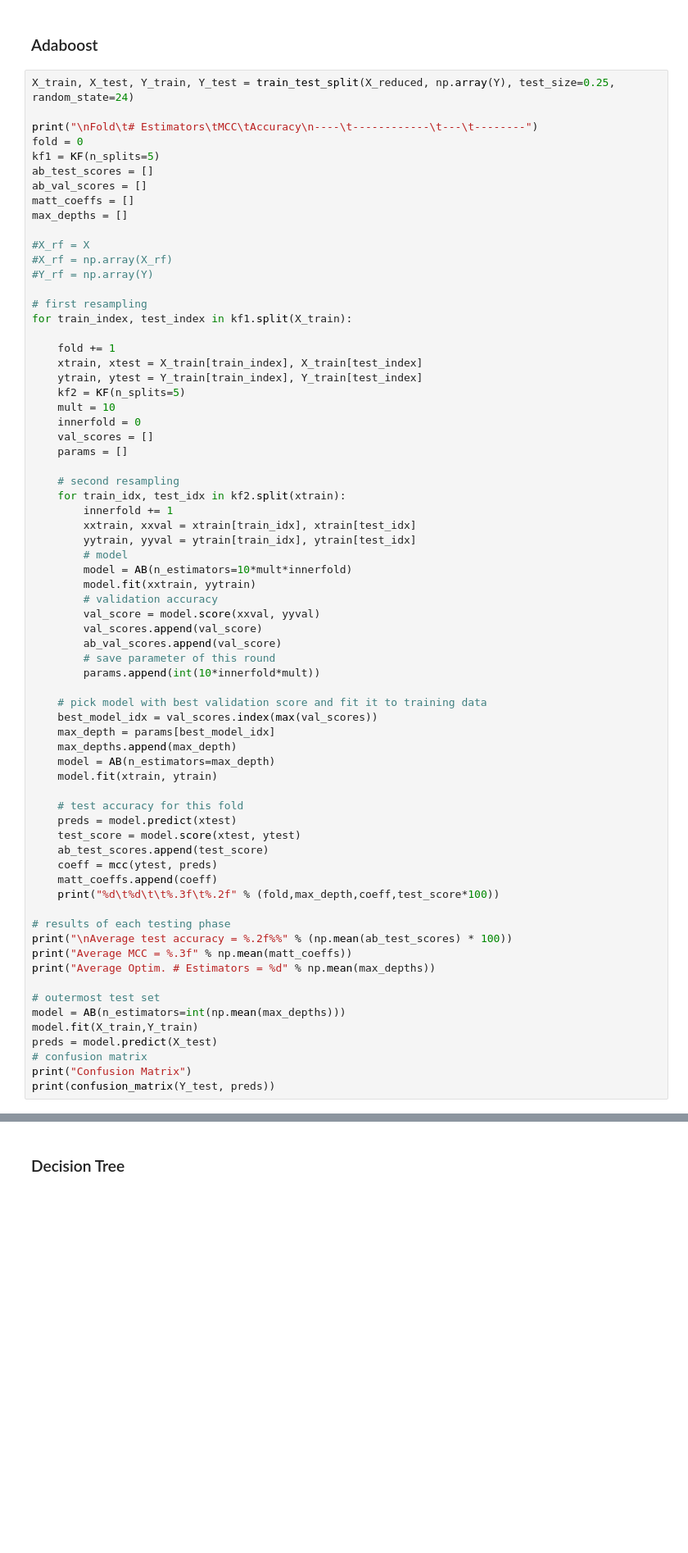
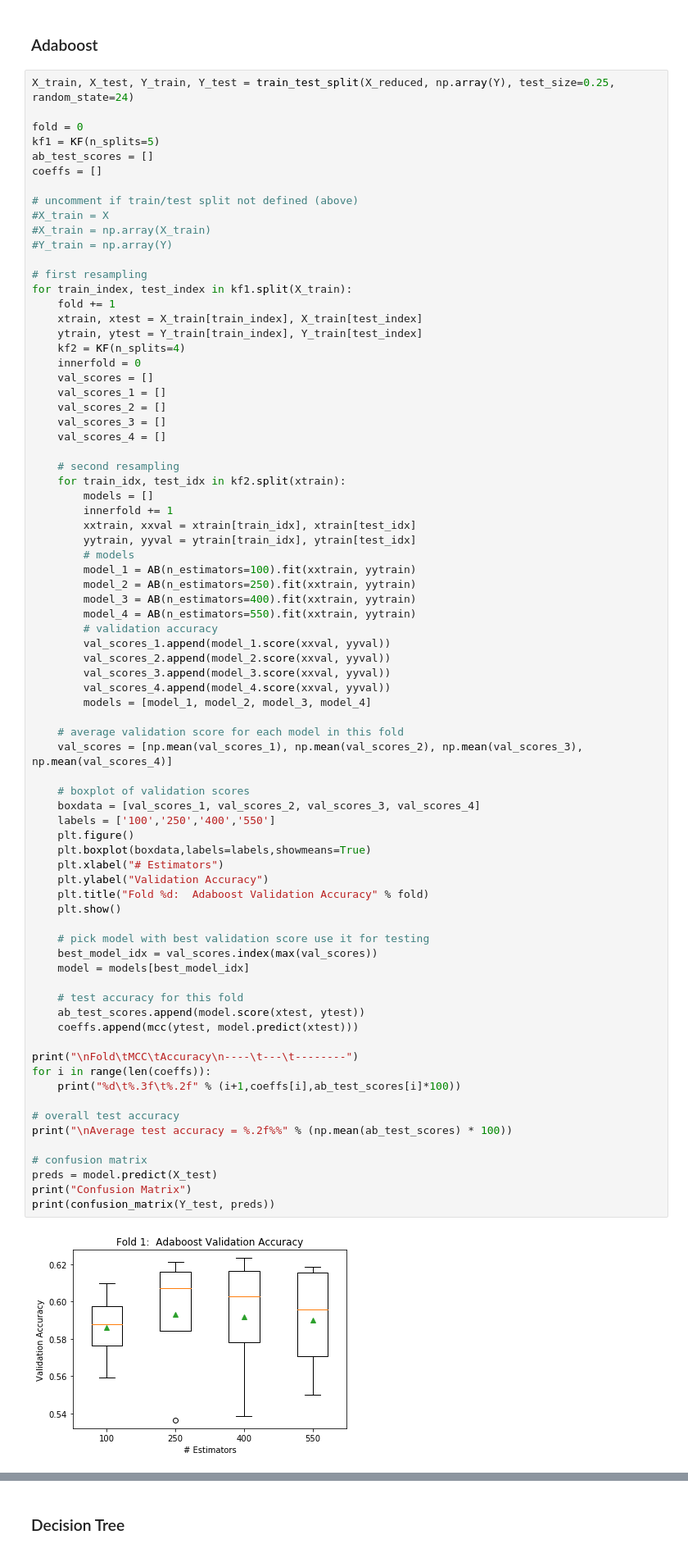
Before and after one commit to thecryptogolddiggers/project, a Jupyter notebook: template.ipynb, the cells around one changed output, grey strips where cells are left out. Shown: that part at 82% size. Saved outputs shown, nothing was run; the diff lists cells and outputs as text; blank space fills up the shorter version.

```diff
--- a/template.ipynb
+++ b/template.ipynb
@@ -201,70 +215,78 @@ Confusion Matrix
 # %%
 X_train, X_test, Y_train, Y_test = train_test_split(X_reduced, np.array(Y), test_size=0.25, random_state=24)
 
-print("\nFold\t# Estimators\tMCC\tAccuracy\n----\t------------\t---\t--------")
 fold = 0
 kf1 = KF(n_splits=5)
 ab_test_scores = []
-ab_val_scores = []
-matt_coeffs = []
-max_depths = []
+coeffs = []
 
-#X_rf = X
-#X_rf = np.array(X_rf)
-#Y_rf = np.array(Y)
+# uncomment if train/test split not defined (above)
+#X_train = X
+#X_train = np.array(X_train)
+#Y_train = np.array(Y)
 
 # first resampling
 for train_index, test_index in kf1.split(X_train):
-
     fold += 1
     xtrain, xtest = X_train[train_index], X_train[test_index]
     ytrain, ytest = Y_train[train_index], Y_train[test_index]
-    kf2 = KF(n_splits=5)
-    mult = 10
+    kf2 = KF(n_splits=4)
     innerfold = 0
     val_scores = []
-    params = []
+    val_scores_1 = []
+    val_scores_2 = []
+    val_scores_3 = []
+    val_scores_4 = []
 
     # second resampling
     for train_idx, test_idx in kf2.split(xtrain):
+        models = []
         innerfold += 1
         xxtrain, xxval = xtrain[train_idx], xtrain[test_idx]
         yytrain, yyval = ytrain[train_idx], ytrain[test_idx]
-        # model
-        model = AB(n_estimators=10*mult*innerfold)
-        model.fit(xxtrain, yytrain)
+        # models
+        model_1 = AB(n_estimators=100).fit(xxtrain, yytrain)
+        model_2 = AB(n_estimators=250).fit(xxtrain, yytrain)
+        model_3 = AB(n_estimators=400).fit(xxtrain, yytrain)
+        model_4 = AB(n_estimators=550).fit(xxtrain, yytrain)
         # validation accuracy
-        val_score = model.score(xxval, yyval)
-        val_scores.append(val_score)
-        ab_val_scores.append(val_score)
-        # save parameter of this round
-        params.append(int(10*innerfold*mult))
+        val_scores_1.append(model_1.score(xxval, yyval))
+        val_scores_2.append(model_2.score(xxval, yyval))
+        val_scores_3.append(model_3.score(xxval, yyval))
+        val_scores_4.append(model_4.score(xxval, yyval))
+        models = [model_1, model_2, model_3, model_4]
 
-    # pick model with best validation score and fit it to training data
+    # average validation score for each model in this fold
+    val_scores = [np.mean(val_scores_1), np.mean(val_scores_2), np.mean(val_scores_3), np.mean(val_scores_4)]
+
+    # boxplot of validation scores
+    boxdata = [val_scores_1, val_scores_2, val_scores_3, val_scores_4]
+    labels = ['100','250','400','550']
+    plt.figure()
+    plt.boxplot(boxdata,labels=labels,showmeans=True)
+    plt.xlabel("# Estimators")
+    plt.ylabel("Validation Accuracy")
+    plt.title("Fold %d:  Adaboost Validation Accuracy" % fold)
+    plt.show()
+
+    # pick model with best validation score use it for testing
     best_model_idx = val_scores.index(max(val_scores))
-    max_depth = params[best_model_idx]
-    max_depths.append(max_depth)
-    model = AB(n_estimators=max_depth)
-    model.fit(xtrain, ytrain)
+    model = models[best_model_idx]
 
     # test accuracy for this fold
-    preds = model.predict(xtest)
-    test_score = model.score(xtest, ytest)
-    ab_test_scores.append(test_score)
-    coeff = mcc(ytest, preds)
-    matt_coeffs.append(coeff)
-    print("%d\t%d\t\t%.3f\t%.2f" % (fold,max_depth,coeff,test_score*100))
+    ab_test_scores.append(model.score(xtest, ytest))
+    coeffs.append(mcc(ytest, model.predict(xtest)))
 
-# results of each testing phase
+print("\nFold\tMCC\tAccuracy\n----\t---\t--------")
+for i in range(len(coeffs)):
+    print("%d\t%.3f\t%.2f" % (i+1,coeffs[i],ab_test_scores[i]*100))
+
+# overall test accuracy
 print("\nAverage test accuracy = %.2f%%" % (np.mean(ab_test_scores) * 100))
-print("Average MCC = %.3f" % np.mean(matt_coeffs))
-print("Average Optim. # Estimators = %d" % np.mean(max_depths))
 
-# outermost test set
-model = AB(n_estimators=int(np.mean(max_depths)))
-model.fit(X_train,Y_train)
+# confusion matrix
 preds = model.predict(X_test)
-# confusion matrix
 print("Confusion Matrix")
 print(confusion_matrix(Y_test, preds))
 # %% [output]
+[figure, added]
```
Also changed, not shown: parts of 14 cells of this notebook.
